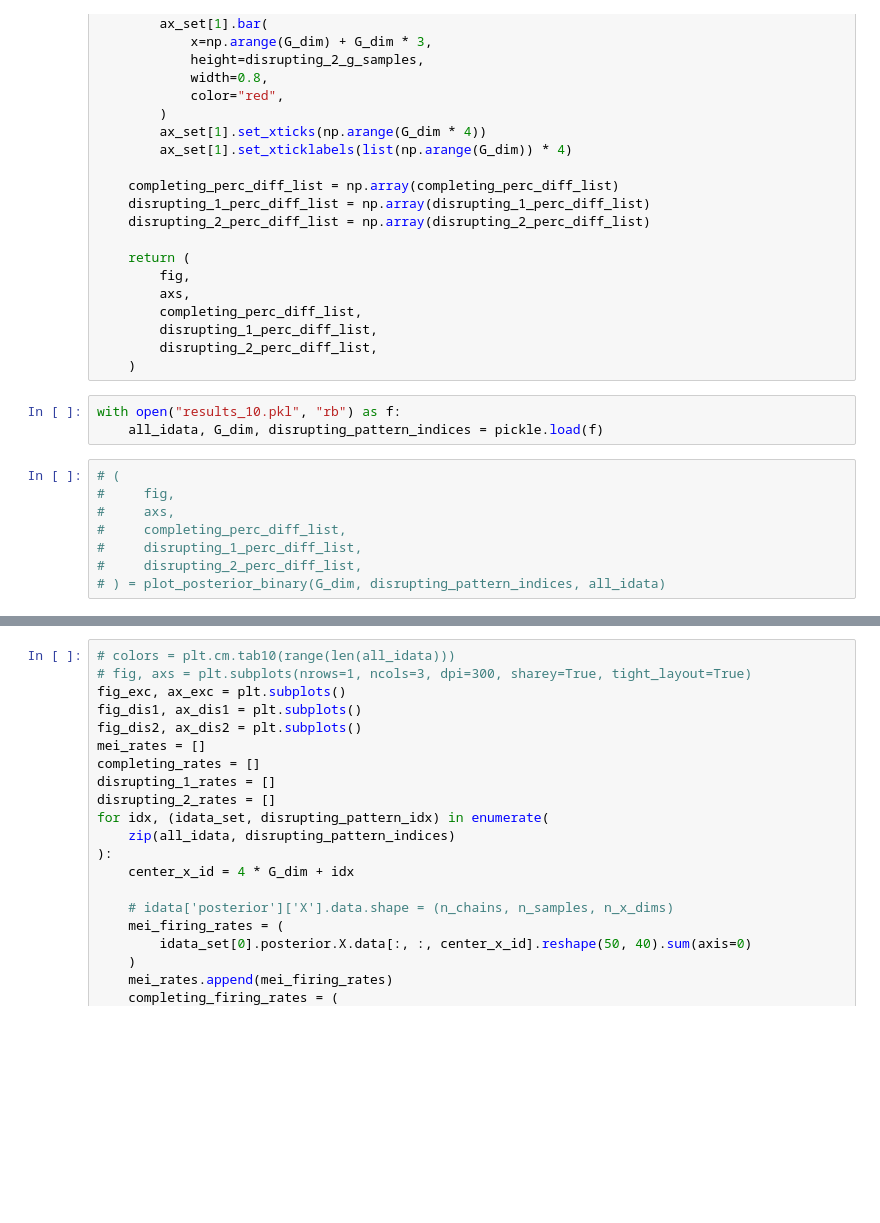
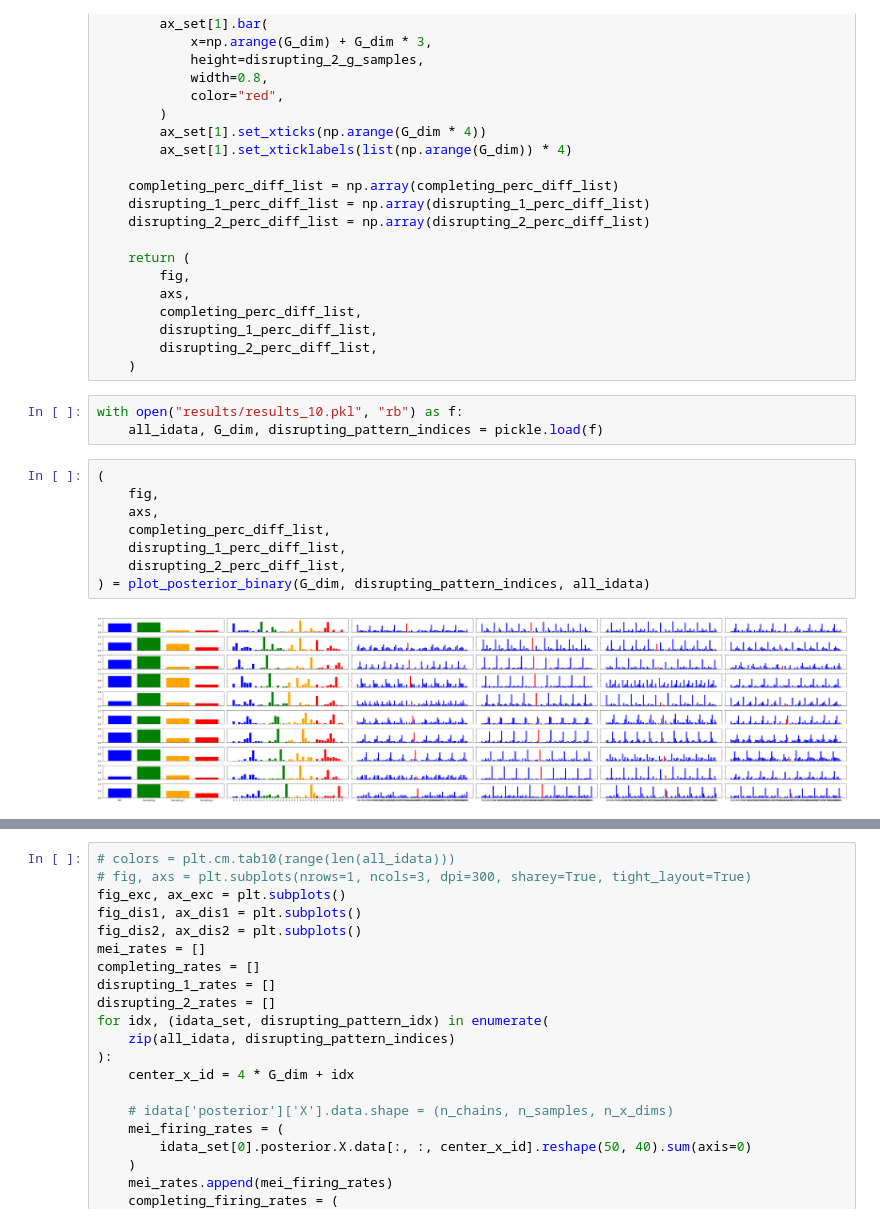
Before and after one commit to suhasshrinivasan/probabilistic-center-surround, a Jupyter notebook: experiments/exc_driven_model/plots.ipynb, the cells around one changed output, grey strips where cells are left out. Saved outputs shown, nothing was run; the diff lists cells and outputs as text; blank space fills up the shorter version.

Commit message:
Add g-neuron plots

```diff
--- a/experiments/exc_driven_model/plots.ipynb
+++ b/experiments/exc_driven_model/plots.ipynb
@@ -134,13 +134,15 @@ def plot_posterior_binary(G_dim, disrupting_pattern_indices, all_idata):
         disrupting_2_perc_diff_list,
     )
 # %%
-with open("results_10.pkl", "rb") as f:
+with open("results/results_10.pkl", "rb") as f:
     all_idata, G_dim, disrupting_pattern_indices = pickle.load(f)
 # %%
-# (
-#     fig,
-#     axs,
-#     completing_perc_diff_list,
-#     disrupting_1_perc_diff_list,
-#     disrupting_2_perc_diff_list,
-# ) = plot_posterior_binary(G_dim, disrupting_pattern_indices, all_idata)
+(
+    fig,
+    axs,
+    completing_perc_diff_list,
+    disrupting_1_perc_diff_list,
+    disrupting_2_perc_diff_list,
+) = plot_posterior_binary(G_dim, disrupting_pattern_indices, all_idata)
+# %% [output]
+[figure, added]
```
Also changed, not shown: parts of 4 cells of this notebook.
